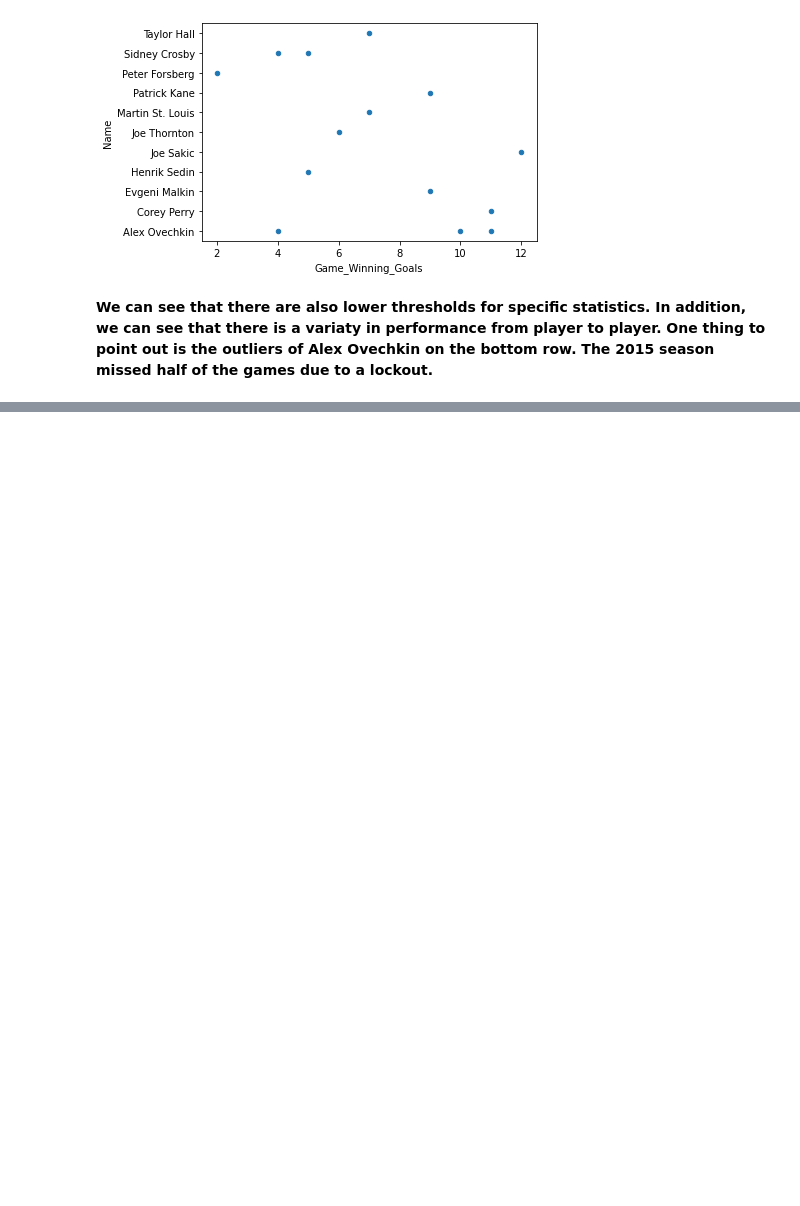
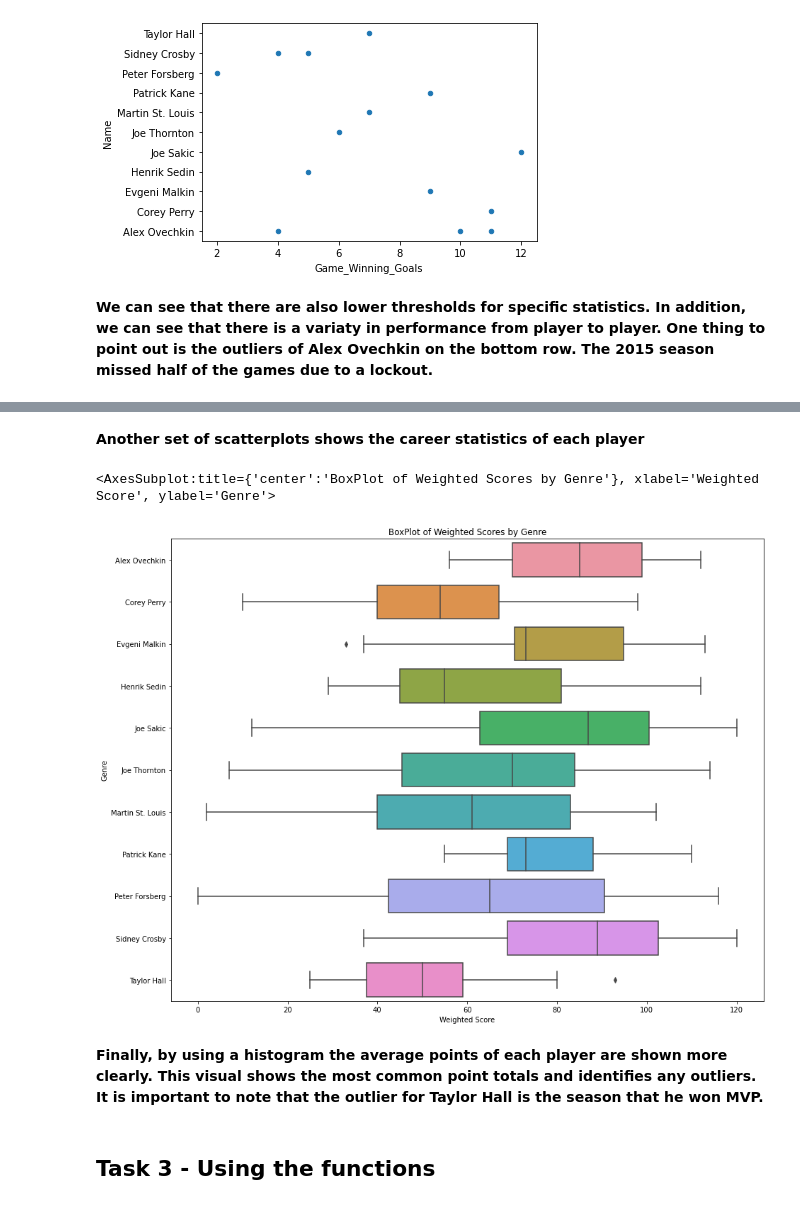
Before and after one commit to data301-2021-winter1/project-group38-project, a Jupyter notebook: notebooks/analysis2.ipynb, the cells around one changed output, grey strips where cells are left out. Saved outputs shown, nothing was run; the diff lists cells and outputs as text; code cells hidden in the pictures; blank space fills up the shorter version.

```diff
--- a/notebooks/analysis2.ipynb
+++ b/notebooks/analysis2.ipynb
@@ -149,0 +221,21 @@ nhl_analysis_merged2.plot(kind='scatter', x='Game_Winning_Goals', y='Name')
+# %% [markdown]
+**Another set of scatterplots shows the career statistics of each player**
+# %%
+mvp_df = pd.DataFrame(mvp_careers)
+nhl_analysis_merged_seasons = pd.merge(nhl_analysis_clean2, mvp_df)
+import matplotlib.pylab as plt
+import seaborn as sns
+a4_dims = (15, 12)
+fig, ax = plt.subplots(figsize=a4_dims)
+ax = sns.boxplot(x="Points", y="Name", data=nhl_analysis_merged_seasons)
+ax.set_title('BoxPlot of Weighted Scores by Genre')
+ax.set_xlabel("Weighted Score")
+ax.set_ylabel("Genre")
+ax
+# %% [output]
+<AxesSubplot:title={'center':'BoxPlot of Weighted Scores by Genre'}, xlabel='Weighted Score', ylabel='Genre'>
+[figure, added]
+# %% [markdown]
+**Finally, by using a histogram the average points of each player are shown more clearly. This visual shows the most common point totals and identifies any outliers. It is important to note that the outlier for Taylor Hall is the season that he won MVP.**
+# %% [markdown]
+## Task 3 - Using the functions
```
Also changed, not shown: parts of 12 cells of this notebook, 3 other files.
